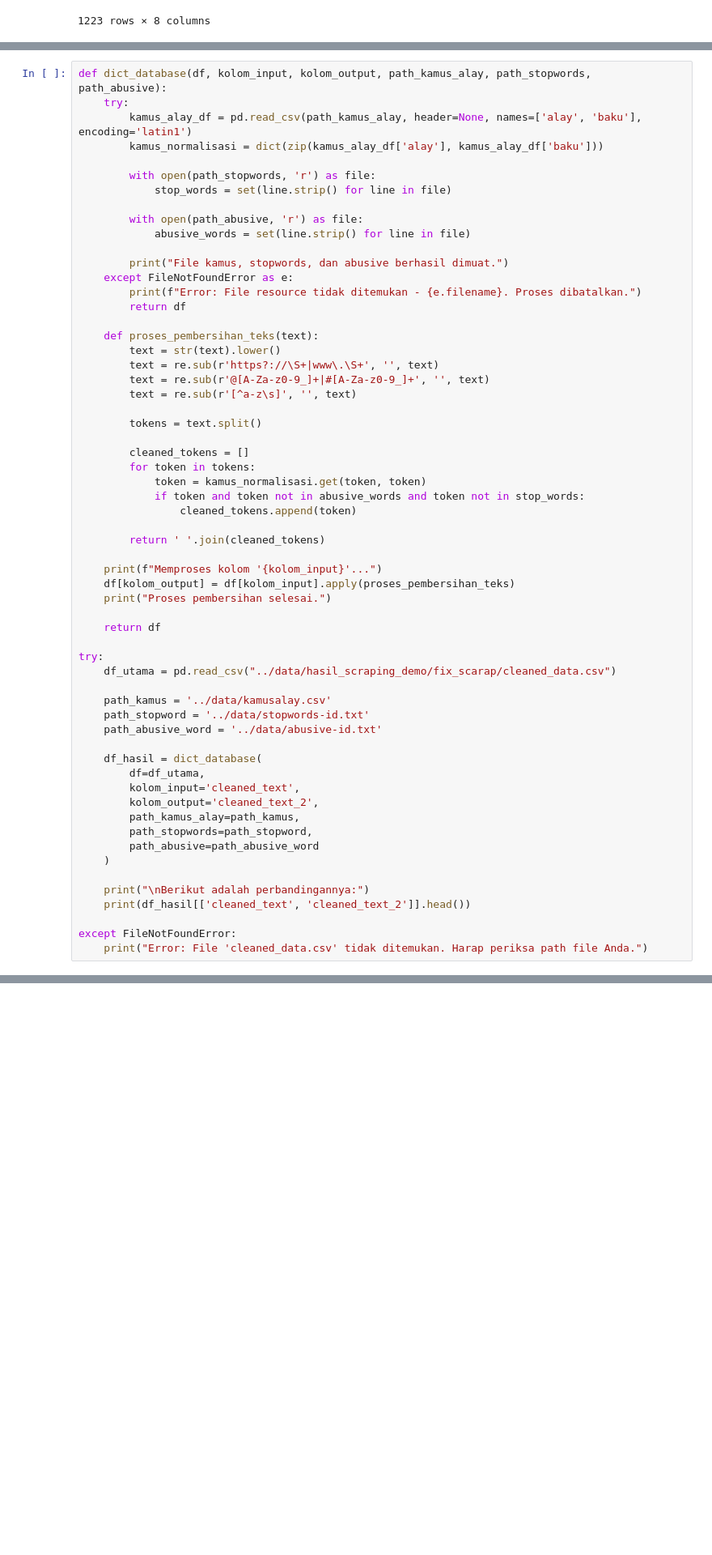
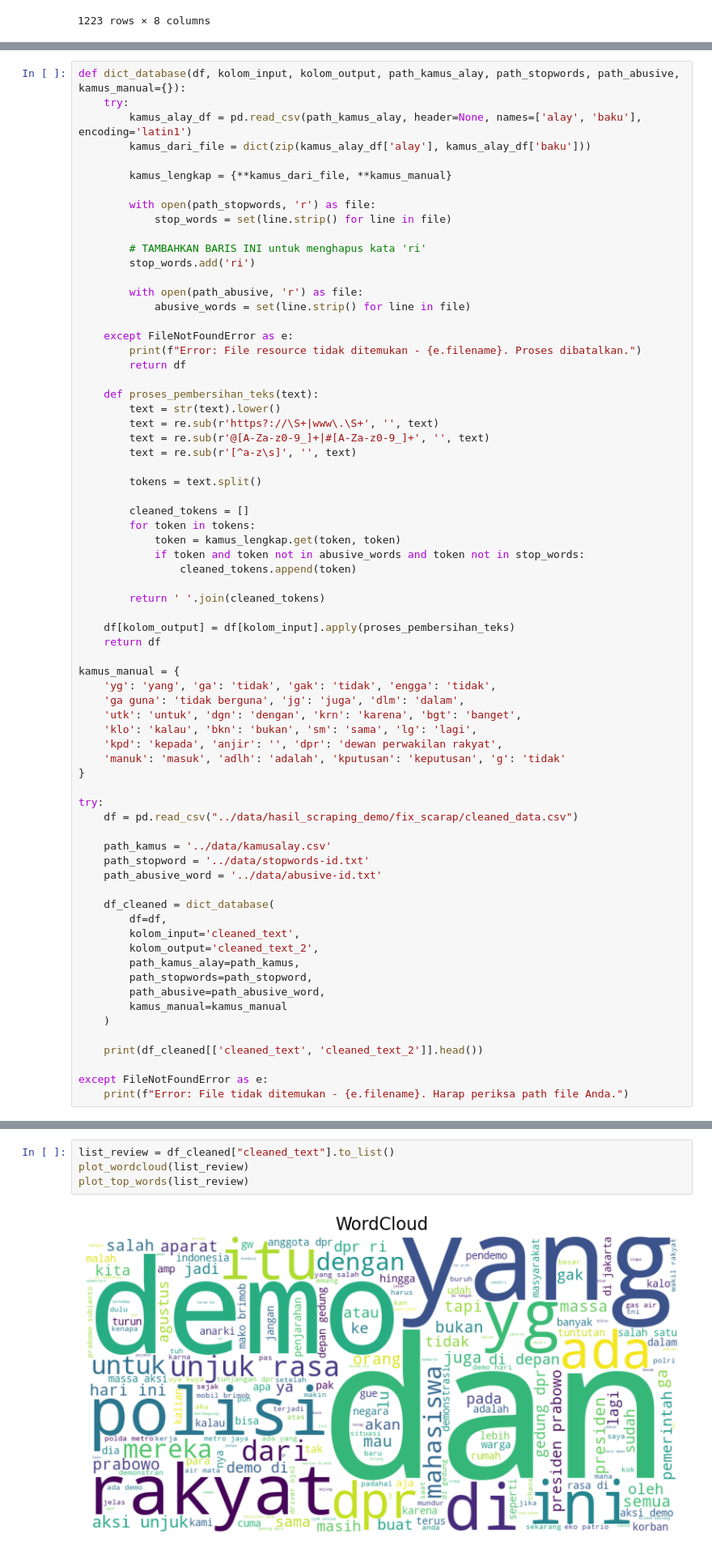
Before and after one commit to ahmadnafi30/demo_sentiment_analisys, a Jupyter notebook: notebooks/text_preprocessing.ipynb, the cells around one changed output, grey strips where cells are left out. Shown at 81% size. Drawn from its saved outputs; the diff is of its cells as text; blank space fills up the shorter version.

```diff
--- a/notebooks/text_preprocessing.ipynb
+++ b/notebooks/text_preprocessing.ipynb
@@ -62,18 +94,22 @@ def plot_top_words(texts:list, n:int=10):
     plt.title(f"Top {n} Kata Paling Sering Muncul")
     plt.show()
 # %%
-def dict_database(df, kolom_input, kolom_output, path_kamus_alay, path_stopwords, path_abusive):
+def dict_database(df, kolom_input, kolom_output, path_kamus_alay, path_stopwords, path_abusive, kamus_manual={}):
     try:
         kamus_alay_df = pd.read_csv(path_kamus_alay, header=None, names=['alay', 'baku'], encoding='latin1')
-        kamus_normalisasi = dict(zip(kamus_alay_df['alay'], kamus_alay_df['baku']))
+        kamus_dari_file = dict(zip(kamus_alay_df['alay'], kamus_alay_df['baku']))
+
+        kamus_lengkap = {**kamus_dari_file, **kamus_manual}
 
         with open(path_stopwords, 'r') as file:
             stop_words = set(line.strip() for line in file)
 
+        # TAMBAHKAN BARIS INI untuk menghapus kata 'ri'
+        stop_words.add('ri')
+
         with open(path_abusive, 'r') as file:
             abusive_words = set(line.strip() for line in file)
 
-        print("File kamus, stopwords, dan abusive berhasil dimuat.")
     except FileNotFoundError as e:
         print(f"Error: File resource tidak ditemukan - {e.filename}. Proses dibatalkan.")
         return df
@@ -88,37 +124,43 @@ def dict_database(df, kolom_input, kolom_output, path_kamus_alay, path_stopwords
 
         cleaned_tokens = []
         for token in tokens:
-            token = kamus_normalisasi.get(token, token)
+            token = kamus_lengkap.get(token, token)
             if token and token not in abusive_words and token not in stop_words:
                 cleaned_tokens.append(token)
 
         return ' '.join(cleaned_tokens)
 
-    print(f"Memproses kolom '{kolom_input}'...")
     df[kolom_output] = df[kolom_input].apply(proses_pembersihan_teks)
-    print("Proses pembersihan selesai.")
-
     return df
 
+kamus_manual = {
+    'yg': 'yang', 'ga': 'tidak', 'gak': 'tidak', 'engga': 'tidak',
+    'ga guna': 'tidak berguna', 'jg': 'juga', 'dlm': 'dalam',
+    'utk': 'untuk', 'dgn': 'dengan', 'krn': 'karena', 'bgt': 'banget',
+    'klo': 'kalau', 'bkn': 'bukan', 'sm': 'sama', 'lg': 'lagi',
+    'kpd': 'kepada', 'anjir': '', 'dpr': 'dewan perwakilan rakyat',
+    'manuk': 'masuk', 'adlh': 'adalah', 'kputusan': 'keputusan', 'g': 'tidak'
+}
+
 try:
-    df_utama = pd.read_csv("../data/hasil_scraping_demo/fix_scarap/cleaned_data.csv")
+    df = pd.read_csv("../data/hasil_scraping_demo/fix_scarap/cleaned_data.csv")
 
     path_kamus = '../data/kamusalay.csv'
     path_stopword = '../data/stopwords-id.txt'
     path_abusive_word = '../data/abusive-id.txt'
 
-    df_hasil = dict_database(
-        df=df_utama,
+    df_cleaned = dict_database(
+        df=df,
         kolom_input='cleaned_text',
         kolom_output='cleaned_text_2',
         path_kamus_alay=path_kamus,
         path_stopwords=path_stopword,
-        path_abusive=path_abusive_word
+        path_abusive=path_abusive_word,
+        kamus_manual=kamus_manual
     )
 
-    print("\nBerikut adalah perbandingannya:")
-    print(df_hasil[['cleaned_text', 'cleaned_text_2']].head())
+    print(df_cleaned[['cleaned_text', 'cleaned_text_2']].head())
 
-except FileNotFoundError:
-    print("Error: File 'cleaned_data.csv' tidak ditemukan. Harap periksa path file Anda.")
+except FileNotFoundError as e:
+    print(f"Error: File tidak ditemukan - {e.filename}. Harap periksa path file Anda.")
 # %% [output]
@@ -154,3 +193,9 @@ df
 | 1221 | Sun Aug 31 22:36:49 +0000 2025 | 4441 | SEPULUH TUNTUTAN RAKYAT UNTUK IND... | 65 | 299 | 2135 | [] | ... |
 | 1222 | Mon Aug 25 06:20:57 +0000 2025 | 384 | Aksi demo di depan gedung DPR/MPR... | 16 | 32 | 169 | [] | ... |
 1223 rows × 9 columns
+# %%
+list_review = df_cleaned["cleaned_text"].to_list()
+plot_wordcloud(list_review)
+plot_top_words(list_review)
+# %% [output]
+[figure, added]
```
Also changed, not shown: parts of 17 cells of this notebook, 4 other files.
